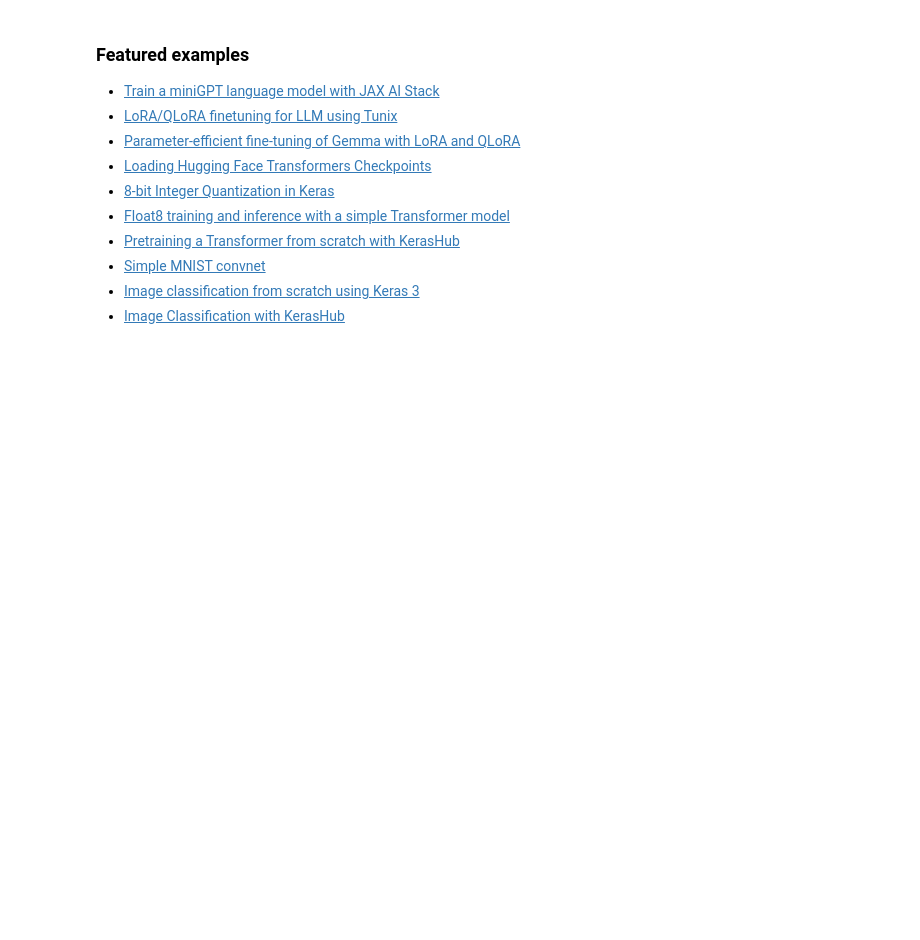
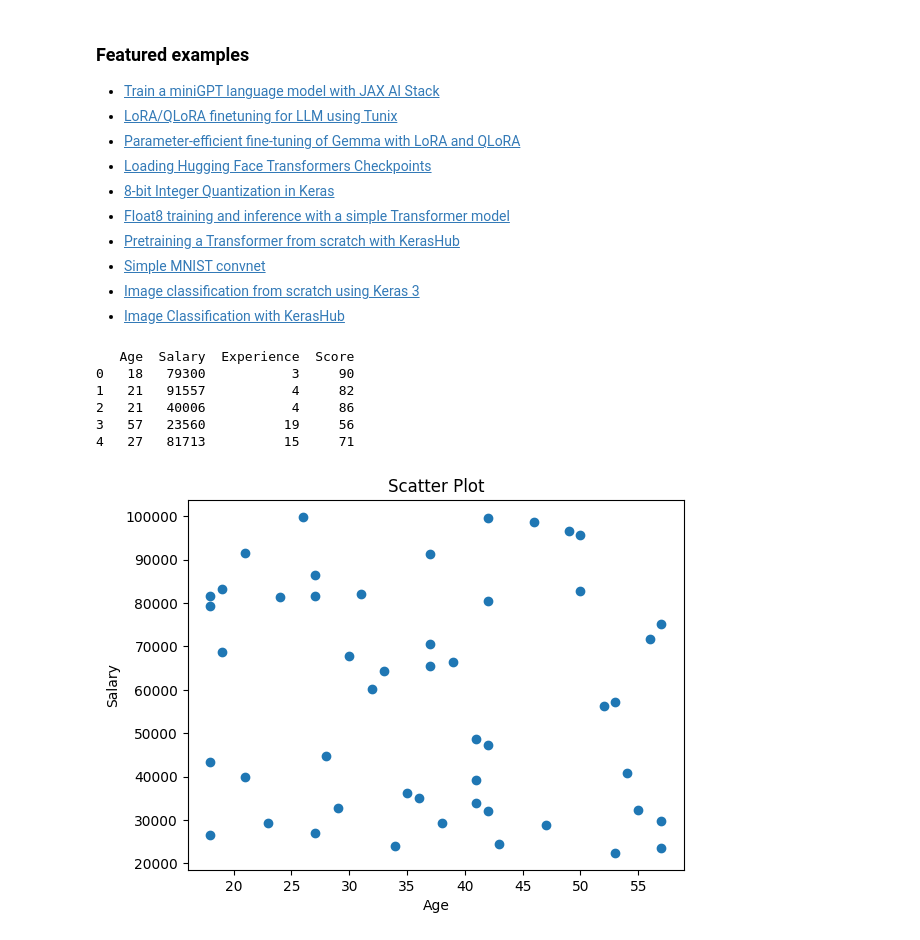
Before and after one commit to Subi2005-10/DATA-SCIENCE, a Jupyter notebook: Welcome_To_Colab.ipynb, the cells around one changed output. Saved outputs shown, nothing was run; the diff lists cells and outputs as text; code cells hidden in the pictures; blank space fills up the shorter version.

```diff
--- a/Welcome_To_Colab.ipynb
+++ b/Welcome_To_Colab.ipynb
@@ -396,3 +214,35 @@ These are a few of the notebooks related to Machine Learning, including Google's
 - [Simple MNIST convnet](https://keras.io/examples/vision/mnist_convnet/)
 - [Image classification from scratch using Keras 3](https://keras.io/examples/vision/image_classification_from_scratch/)
 - [Image Classification with KerasHub](https://keras.io/keras_hub/guides/classification_with_keras_hub/)
+# %%
+import pandas as pd
+import numpy as np
+
+# Create dataset
+np.random.seed(0)
+
+data = pd.DataFrame({
+    'Age': np.random.randint(18, 60, 50),
+    'Salary': np.random.randint(20000, 100000, 50),
+    'Experience': np.random.randint(1, 20, 50),
+    'Score': np.random.randint(50, 100, 50)
+})
+
+print(data.head())
+# %% [output]
+   Age  Salary  Experience  Score
+0   18   79300           3     90
+1   21   91557           4     82
+2   21   40006           4     86
+3   57   23560          19     56
+4   27   81713          15     71
+# %%
+import matplotlib.pyplot as plt
+
+plt.scatter(data['Age'], data['Salary'])
+plt.xlabel("Age")
+plt.ylabel("Salary")
+plt.title("Scatter Plot")
+plt.show()
+# %% [output]
+[figure, added]
```
Also changed, not shown: parts of 10 cells of this notebook.
